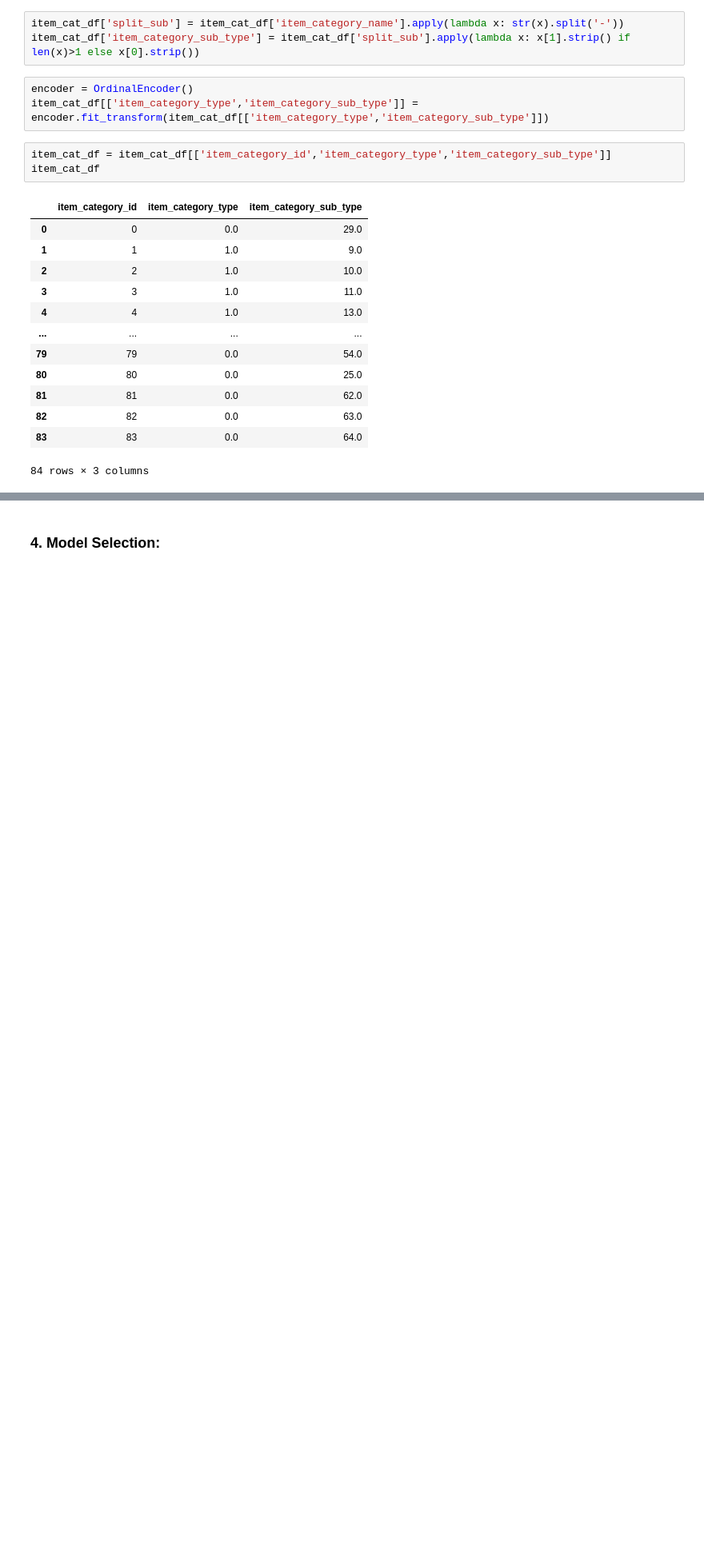
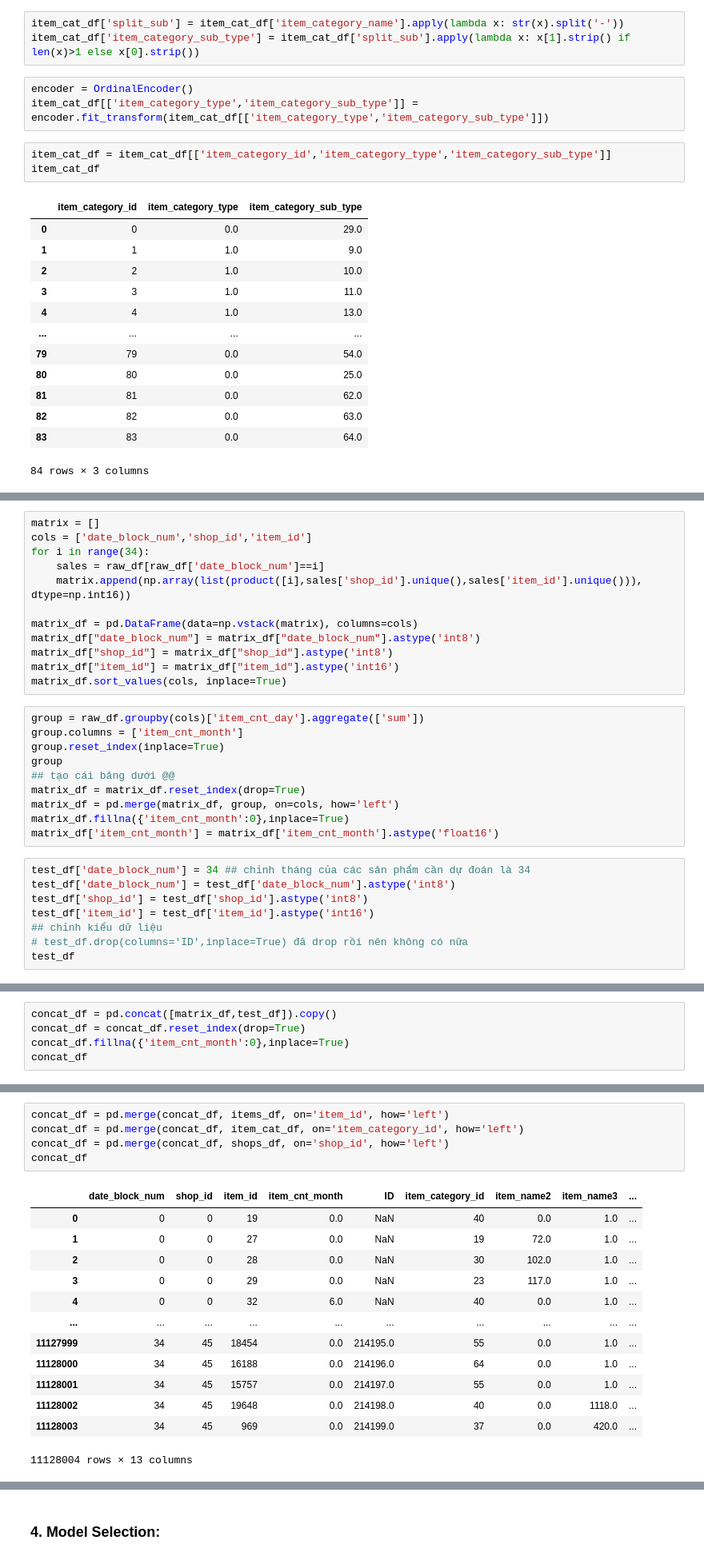
Before and after one commit to EnderMagician/FutureSalePrediction, a Jupyter notebook: FutureSalePrediction.ipynb, the cells around one changed output, grey strips where cells are left out. Shown at 80% size. Saved outputs shown, nothing was run; the diff lists cells and outputs as text; blank space fills up the shorter version.

```diff
--- a/FutureSalePrediction.ipynb
+++ b/FutureSalePrediction.ipynb
@@ -351,0 +362,30 @@ item_cat_df
+# %%
+matrix = []
+cols = ['date_block_num','shop_id','item_id']
+for i in range(34):
+    sales = raw_df[raw_df['date_block_num']==i]
+    matrix.append(np.array(list(product([i],sales['shop_id'].unique(),sales['item_id'].unique())), dtype=np.int16))
+
+matrix_df = pd.DataFrame(data=np.vstack(matrix), columns=cols)
+matrix_df["date_block_num"] = matrix_df["date_block_num"].astype('int8')
+matrix_df["shop_id"] = matrix_df["shop_id"].astype('int8')
+matrix_df["item_id"] = matrix_df["item_id"].astype('int16')
+matrix_df.sort_values(cols, inplace=True)
+# %%
+group = raw_df.groupby(cols)['item_cnt_day'].aggregate(['sum'])
+group.columns = ['item_cnt_month']
+group.reset_index(inplace=True)
+group
+## tạo cái bảng dưới @@
+matrix_df = matrix_df.reset_index(drop=True)
+matrix_df = pd.merge(matrix_df, group, on=cols, how='left')
+matrix_df.fillna({'item_cnt_month':0},inplace=True)
+matrix_df['item_cnt_month'] = matrix_df['item_cnt_month'].astype('float16')
+# %%
+test_df['date_block_num'] = 34 ## chỉnh tháng của các sản phẩm cần dự đoán là 34
+test_df['date_block_num'] = test_df['date_block_num'].astype('int8')
+test_df['shop_id'] = test_df['shop_id'].astype('int8')
+test_df['item_id'] = test_df['item_id'].astype('int16')
+## chỉnh kiểu dữ liệu
+# test_df.drop(columns='ID',inplace=True) đã drop rồi nên không có nữa
+test_df
@@ -351,0 +406,5 @@ item_cat_df
+# %%
+concat_df = pd.concat([matrix_df,test_df]).copy()
+concat_df = concat_df.reset_index(drop=True)
+concat_df.fillna({'item_cnt_month':0},inplace=True)
+concat_df
@@ -351,0 +425,19 @@ item_cat_df
+# %%
+concat_df = pd.merge(concat_df, items_df, on='item_id', how='left')
+concat_df = pd.merge(concat_df, item_cat_df, on='item_category_id', how='left')
+concat_df = pd.merge(concat_df, shops_df, on='shop_id', how='left')
+concat_df
+# %% [output]
+|  | date_block_num | shop_id | item_id | item_cnt_month | ID | item_category_id | item_name2 | item_name3 | ... |
+| 0 | 0 | 0 | 19 | 0.0 | NaN | 40 | 0.0 | 1.0 | ... |
+| 1 | 0 | 0 | 27 | 0.0 | NaN | 19 | 72.0 | 1.0 | ... |
+| 2 | 0 | 0 | 28 | 0.0 | NaN | 30 | 102.0 | 1.0 | ... |
+| 3 | 0 | 0 | 29 | 0.0 | NaN | 23 | 117.0 | 1.0 | ... |
+| 4 | 0 | 0 | 32 | 6.0 | NaN | 40 | 0.0 | 1.0 | ... |
+| ... | ... | ... | ... | ... | ... | ... | ... | ... | ... |
+| 11127999 | 34 | 45 | 18454 | 0.0 | 214195.0 | 55 | 0.0 | 1.0 | ... |
+| 11128000 | 34 | 45 | 16188 | 0.0 | 214196.0 | 64 | 0.0 | 1.0 | ... |
+| 11128001 | 34 | 45 | 15757 | 0.0 | 214197.0 | 55 | 0.0 | 1.0 | ... |
+| 11128002 | 34 | 45 | 19648 | 0.0 | 214198.0 | 40 | 0.0 | 1118.0 | ... |
+| 11128003 | 34 | 45 | 969 | 0.0 | 214199.0 | 37 | 0.0 | 420.0 | ... |
+11128004 rows × 13 columns
```
Also changed, not shown: parts of 22 cells of this notebook.
